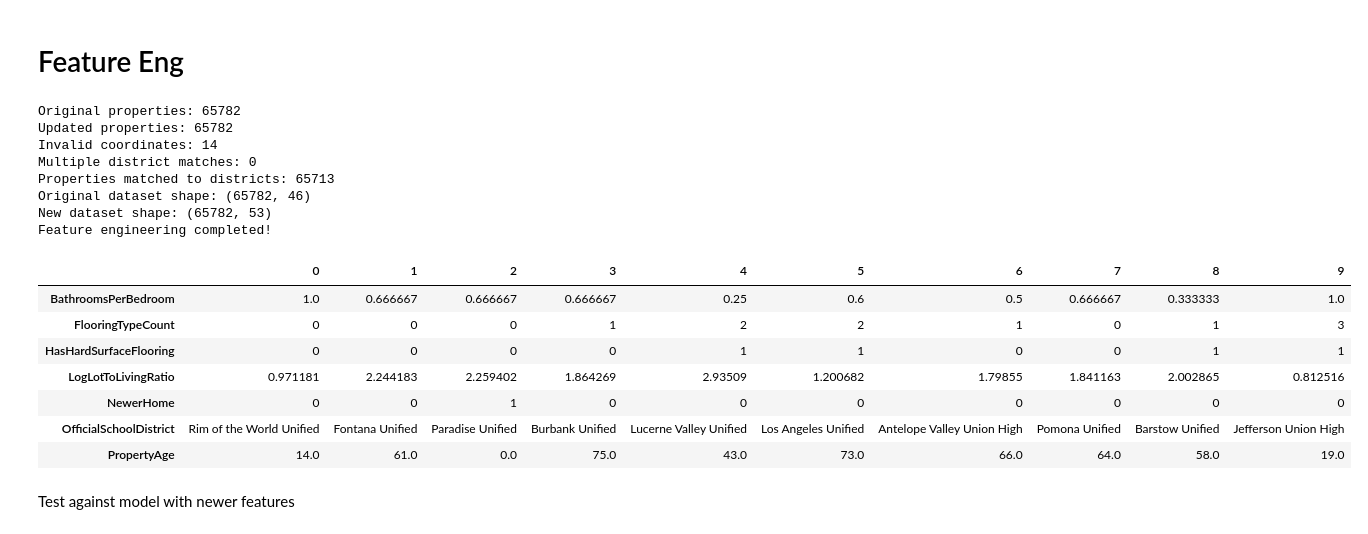
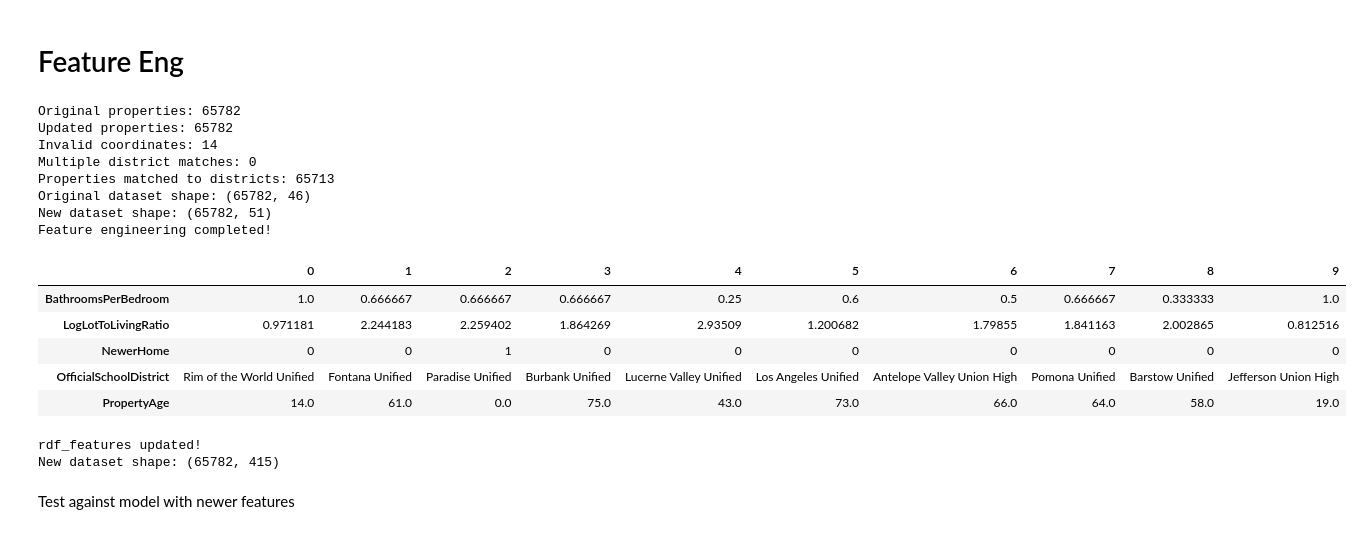
Before and after one commit to EthanFerba/IDX-Exchange-Data-Science, a Jupyter notebook: Feature_eng.ipynb, the cells around one changed output. Drawn from its saved outputs; the diff is of its cells as text; code cells hidden in the pictures.

```diff
--- a/Feature_eng.ipynb
+++ b/Feature_eng.ipynb
@@ -417,41 +418,9 @@ rdf_features["NewerHome"] = (
     rdf_features["PropertyAge"] <= 5
 ).astype(int)
 
-
-# Additional Flooring Features
-
-flooring_cols = [
-    "Flooring_Bamboo",
-    "Flooring_Brick",
-    "Flooring_Carpet",
-    "Flooring_Concrete",
-    "Flooring_Laminate",
-    "Flooring_Stone",
-    "Flooring_Tile",
-    "Flooring_Vinyl",
-    "Flooring_Wood"
-]
-
-rdf_features["FlooringTypeCount"] = (
-    rdf_features[flooring_cols].sum(axis=1)
-)
-
-hard_floor_cols = [
-    "Flooring_Wood",
-    "Flooring_Stone",
-    "Flooring_Tile",
-    "Flooring_Laminate",
-    "Flooring_Vinyl"
-]
-
-rdf_features["HasHardSurfaceFlooring"] = (
-    rdf_features[hard_floor_cols].sum(axis=1) > 0
-).astype(int)
-
-
 # Loading School District
 
-zip_path = Path("DistrictAreas2425 (2).zip")
+zip_path = Path("DistrictAreas2425.zip")
 extract_dir = Path("school_districts_extracted")
 
 if not zip_path.exists():
@@ -559,40 +528,50 @@ rdf_features.loc[
 print("Original properties:", len(rdf))
 print("Updated properties:", len(rdf_features))
 print("Invalid coordinates:", (~valid_coords).sum())
 print("Multiple district matches:", multiple_matches)
 
 matched = (
     rdf_features["OfficialSchoolDistrict"] != "Unknown"
 ).sum()
 
 print("Properties matched to districts:", matched)
 
 print("Original dataset shape:", rdf.shape)
 print("New dataset shape:", rdf_features.shape)
 
 print("Feature engineering completed!")
 
 # View the new features
 new_features = rdf_features.columns.difference(rdf.columns)
 
 display(rdf_features[new_features].head(10).T)
 # %% [output]
 Original properties: 65782
 Updated properties: 65782
 Invalid coordinates: 14
 Multiple district matches: 0
 Properties matched to districts: 65713
 Original dataset shape: (65782, 46)
-New dataset shape: (65782, 53)
+New dataset shape: (65782, 51)
 Feature engineering completed!
 |  | 0 | 1 | 2 | 3 | 4 | 5 | 6 | 7 | 8 | 9 |
 | BathroomsPerBedroom | 1.0 | 0.666667 | 0.666667 | 0.666667 | 0.25 | 0.6 | 0.5 | 0.666667 | 0.333333 | 1.0 |
-| FlooringTypeCount | 0 | 0 | 0 | 1 | 2 | 2 | 1 | 0 | 1 | 3 |
-| HasHardSurfaceFlooring | 0 | 0 | 0 | 0 | 1 | 1 | 0 | 0 | 1 | 1 |
 | LogLotToLivingRatio | 0.971181 | 2.244183 | 2.259402 | 1.864269 | 2.93509 | 1.200682 | 1.79855 | 1.841163 | 2.002865 | 0.812516 |
 | NewerHome | 0 | 0 | 1 | 0 | 0 | 0 | 0 | 0 | 0 | 0 |
 | OfficialSchoolDistrict | Rim of the World Unified | Fontana Unified | Paradise Unified | Burbank Unified | Lucerne Valley Unified | Los Angeles Unified | Antelope Valley Union High | Pomona Unified | Barstow Unified | Jefferson Union High |
 | PropertyAge | 14.0 | 61.0 | 0.0 | 75.0 | 43.0 | 73.0 | 66.0 | 64.0 | 58.0 | 19.0 |
+# %%
+# One-hot encode OfficialSchoolDistrict and add directly to rdf_features
+school_dummies = pd.get_dummies(rdf_features['OfficialSchoolDistrict'], prefix='OfficialSchoolDistrict', drop_first=True, dtype=int)
+
+# Concatenate the new dummy columns and drop the original categorical column
+rdf_features = pd.concat([rdf_features.drop(columns=['OfficialSchoolDistrict']), school_dummies], axis=1)
+
+print("rdf_features updated!")
+print("New dataset shape:", rdf_features.shape)
+# %% [output]
+rdf_features updated!
+New dataset shape: (65782, 415)
 # %% [markdown]
 Test against model with newer features
 # %% [markdown]
```
Also changed, not shown: parts of 5 cells of this notebook.
